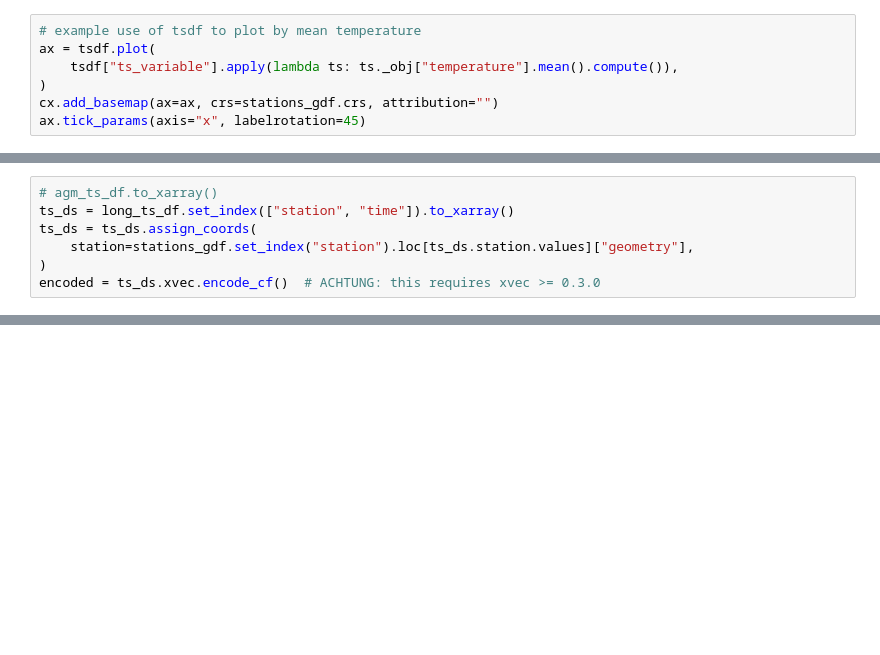
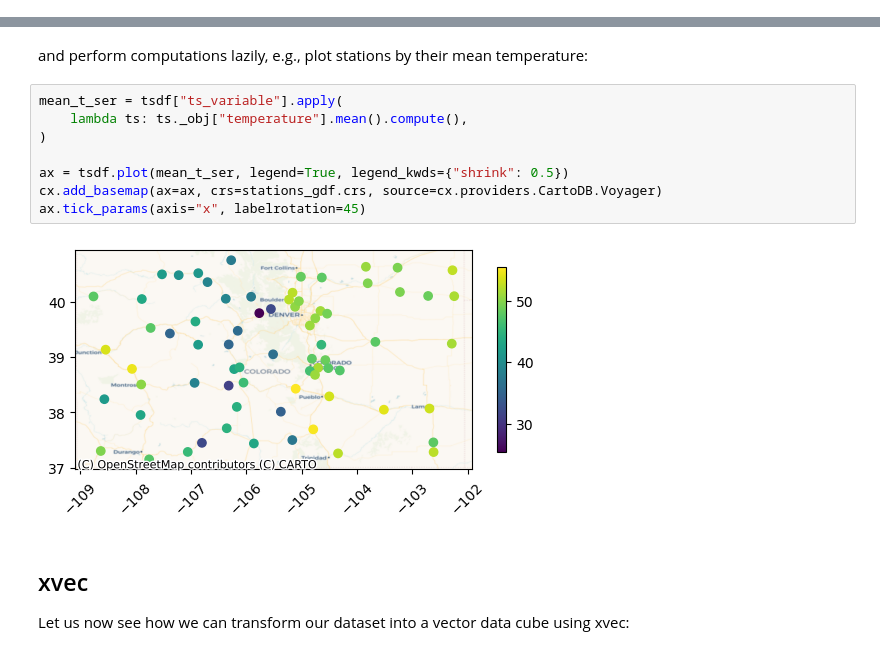
Before and after one commit to ltelab/tstore, a Jupyter notebook: tutorials/02-benchmark.ipynb, the cells around one changed output, grey strips where cells are left out. Cells and saved outputs as stored; diff of their text form; blank space fills up the shorter version.

```diff
--- a/tutorials/02-benchmark.ipynb
+++ b/tutorials/02-benchmark.ipynb
@@ -272,7 +238,0 @@ tsdf = tstore.open_tsdf(tstore_dir)
-# %%
-# example use of tsdf to plot by mean temperature
-ax = tsdf.plot(
-    tsdf["ts_variable"].apply(lambda ts: ts._obj["temperature"].mean().compute()),
-)
-cx.add_basemap(ax=ax, crs=stations_gdf.crs, attribution="")
-ax.tick_params(axis="x", labelrotation=45)
@@ -283,7 +238,0 @@ ax.tick_params(axis="x", labelrotation=45)
-# %%
-# agm_ts_df.to_xarray()
-ts_ds = long_ts_df.set_index(["station", "time"]).to_xarray()
-ts_ds = ts_ds.assign_coords(
-    station=stations_gdf.set_index("station").loc[ts_ds.station.values]["geometry"],
-)
-encoded = ts_ds.xvec.encode_cf()  # ACHTUNG: this requires xvec >= 0.3.0
@@ -322,0 +296,16 @@ Read zarr in: 0.27 s
+# %% [markdown]
+and perform computations lazily, e.g., plot stations by their mean temperature:
+# %%
+mean_t_ser = tsdf["ts_variable"].apply(
+    lambda ts: ts._obj["temperature"].mean().compute(),
+)
+
+ax = tsdf.plot(mean_t_ser, legend=True, legend_kwds={"shrink": 0.5})
+cx.add_basemap(ax=ax, crs=stations_gdf.crs, source=cx.providers.CartoDB.Voyager)
+ax.tick_params(axis="x", labelrotation=45)
+# %% [output]
+[figure, added]
+# %% [markdown]
+## xvec
+
+Let us now see how we can transform our dataset into a vector data cube using xvec:
```
Also changed, not shown: parts of 51 cells of this notebook.
